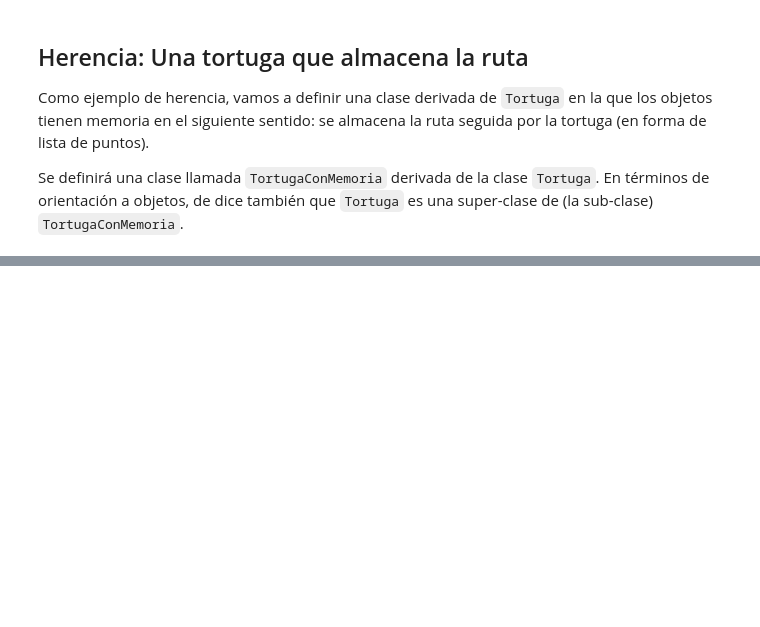
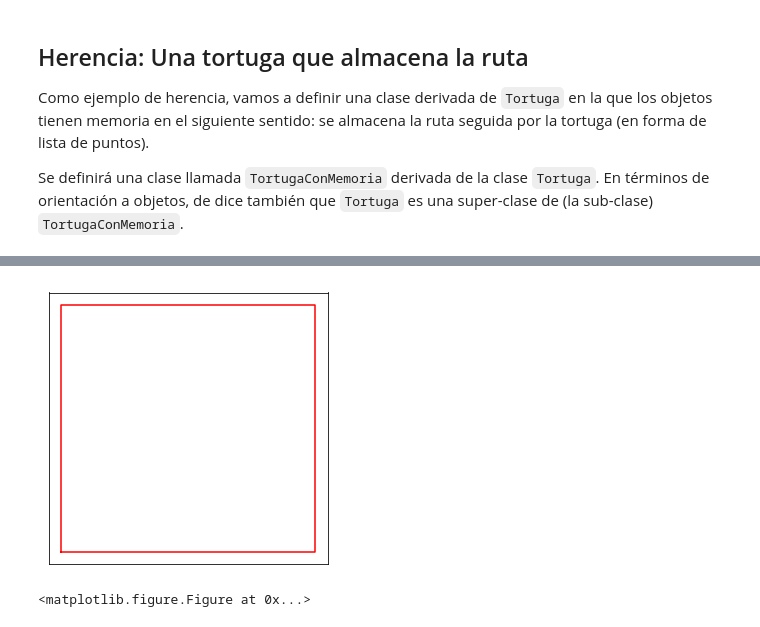
Before and after one commit to rrgalvan/IntroPythonMasterMatemat, a Jupyter notebook: 18-Orientacion-a-Objetos.ipynb, the cells around one changed output, grey strips where cells are left out. Drawn from its saved outputs; the diff is of its cells as text; code cells hidden in the pictures; blank space fills up the shorter version.

```diff
--- a/18-Orientacion-a-Objetos.ipynb
+++ b/18-Orientacion-a-Objetos.ipynb
@@ -168,22 +205,3 @@ Pluma abajo: True
 Como ejemplo de herencia, vamos a definir una clase derivada de ``Tortuga`` en la que los objetos tienen memoria en el siguiente sentido: se almacena la ruta seguida por la tortuga (en forma de lista de puntos).
 
 Se definirá una clase llamada ``TortugaConMemoria`` derivada de la clase ``Tortuga``. En términos de orientación a objetos, de dice también que ``Tortuga`` es una super-clase de (la sub-clase) ``TortugaConMemoria``.
-# %%
-from numpy import allclose
-
-class TortugaConMemoria(Tortuga):
-    def __init__(self):
-        super().__init__()  # Inicializar la super-clase tortuga
-        self.ruta = [self.posicion.copy()]
-
-    def guarda_posicion(self):
-        if not allclose( self.posicion, self.ruta[-1]):
-            self.ruta.append(self.posicion.copy())
-
-    def avanza(self,d):
-        super(TortugaConMemoria, self).avanza(d)
-        self.guarda_posicion()
-
-    def info(self):
-        super(TortugaConMemoria, self).info()
-        print("Ruta: " + str(self.ruta))
@@ -190,7 +253,8 @@ class TortugaConMemoria(Tortuga):
 # %%
-t = TortugaConMemoria()
+t = TortugaConMemoria(color="Verde")
+t.info(); print()
+t.avanza(10)
+t.info(); print()
+t.derecha(pi/2)  # Ésta es una función de la super-clase Tortuga
 t.info()
-print()
-t.avanza(10)
-t.info()
 # %% [output]
@@ -205,0 +278,13 @@ Ruta: [array([0, 0]), array([ 0, 10])]
+# %%
+def dibuja_cuadrado(lado):
+    "Función que dibuja un cuadrado usando 'geometría de tortuga'"
+    t = TortugaConMemoria(color="red")
+    for i in range(4):
+        t.avanza(lado)
+        t.izquierda(pi/2)
+    t.plot()
+
+dibuja_cuadrado(5)
+# %% [output]
+[figure, added]
+<matplotlib.figure.Figure at 0x...>
```
Also changed, not shown: parts of 20 cells of this notebook.
